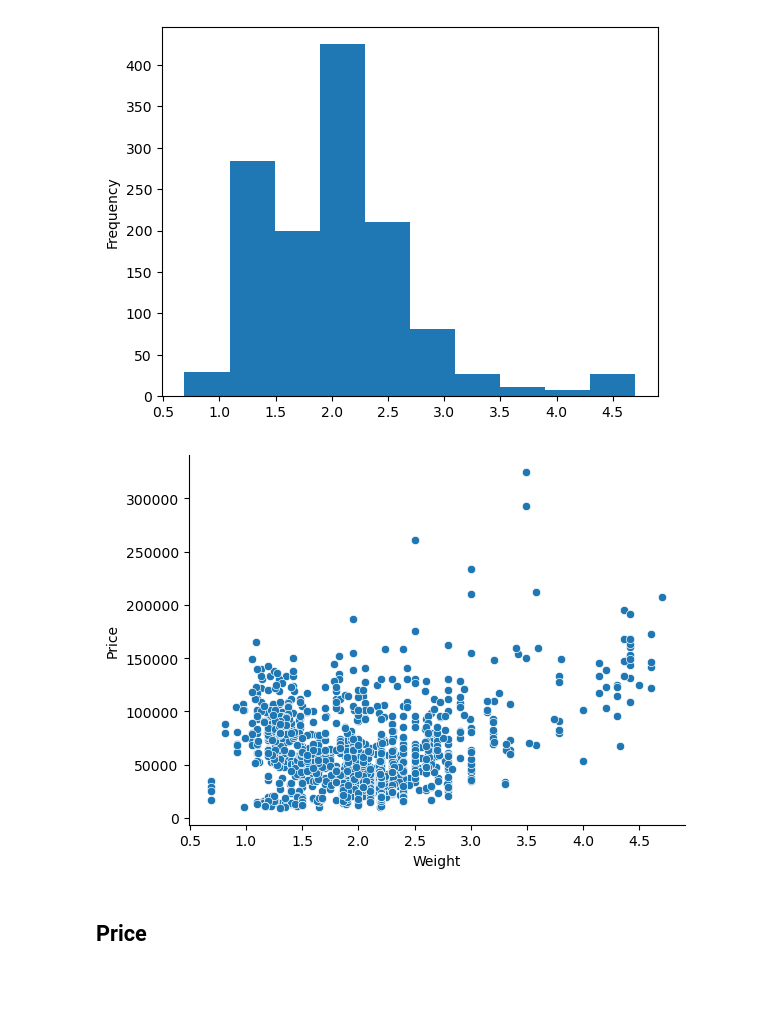
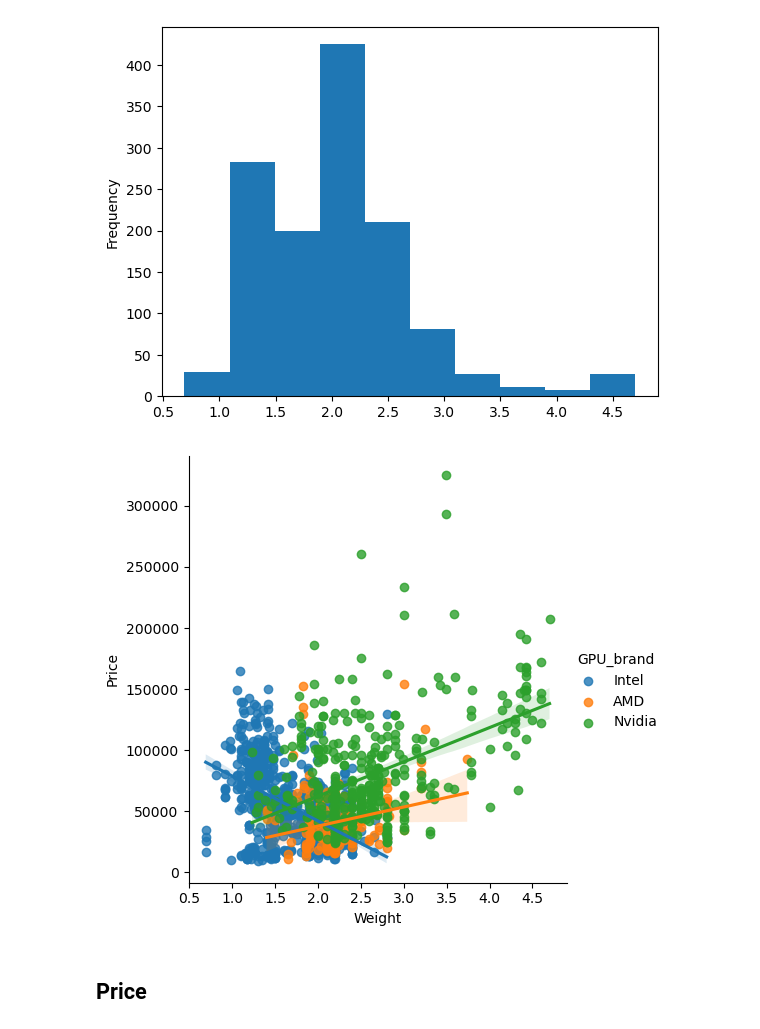
Before and after one commit to Sarang1995/laptop_price_prediction, a Jupyter notebook: Laptop_price_prediction.ipynb, the cells around one changed output. Cells and saved outputs as stored; diff of their text form; code cells hidden in the pictures; blank space fills up the shorter version.

```diff
--- a/Laptop_price_prediction.ipynb
+++ b/Laptop_price_prediction.ipynb
@@ -611,0 +892,2 @@ laptops.head()
+# %%
+laptops["Flash_Storage"] = laptops["Flash_Storage"].apply(flash_storage_fun)
@@ -611,0 +907,4 @@ laptops.head()
+# %%
+## We will drop this column because we have very less data of laptops which has hybrid storage
+
+laptops.drop("Hybrid",axis=1, inplace=True)
@@ -693,10 +1001,14 @@ def os_fetch(text):
         return "Windows"
     elif text=="macOS" or text=="Mac OS X":
         return "Mac"
+    elif text=="Linux":
+        return "Linux"
+    elif text=="No OS":
+        return "No OS"
     else:
-        return "Other/No OS/Linux"
+        return "Other"
 # %%
-laptops["OS"] = laptops["OpSys"].apply(os_fetch)
+laptops["OpSys"] = laptops["OpSys"].apply(os_fetch)
 
 laptops.head()
 # %% [output]
@@ -736,11 +1050,11 @@ laptops["Weight"].plot.hist()
 <Axes: ylabel='Frequency'>
 [figure]
 # %%
-sns.scatterplot(x="Weight", y="Price", data=laptops)
+sns.lmplot(x="Weight", y="Price", data=laptops, hue="GPU_brand")
 
 sns.despine()
 # %% [output]
-[figure, old version]
+[figure, new version]
 # %% [markdown]
 ## Price
 # %%
```
Also changed, not shown: parts of 143 cells of this notebook, 6 other files.
